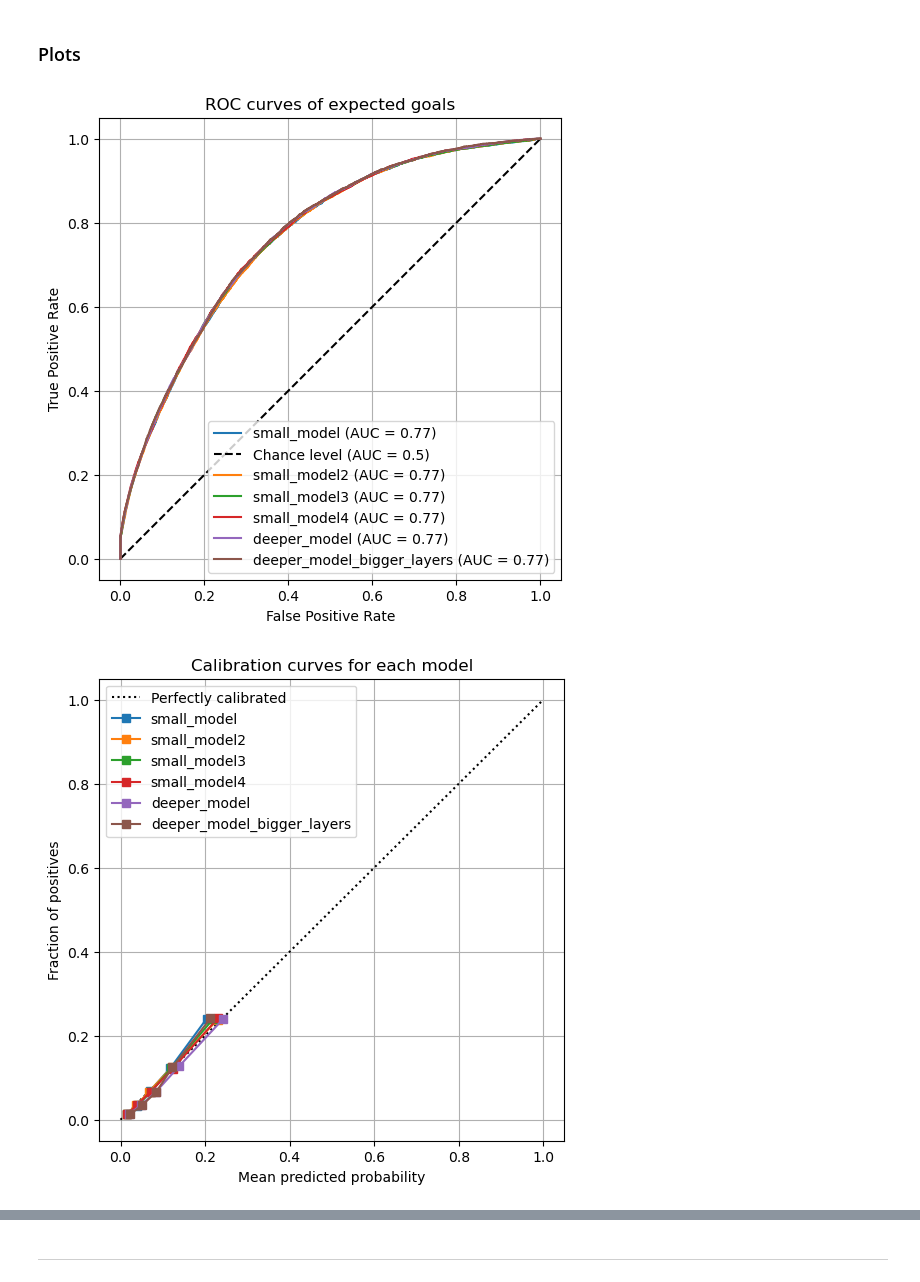
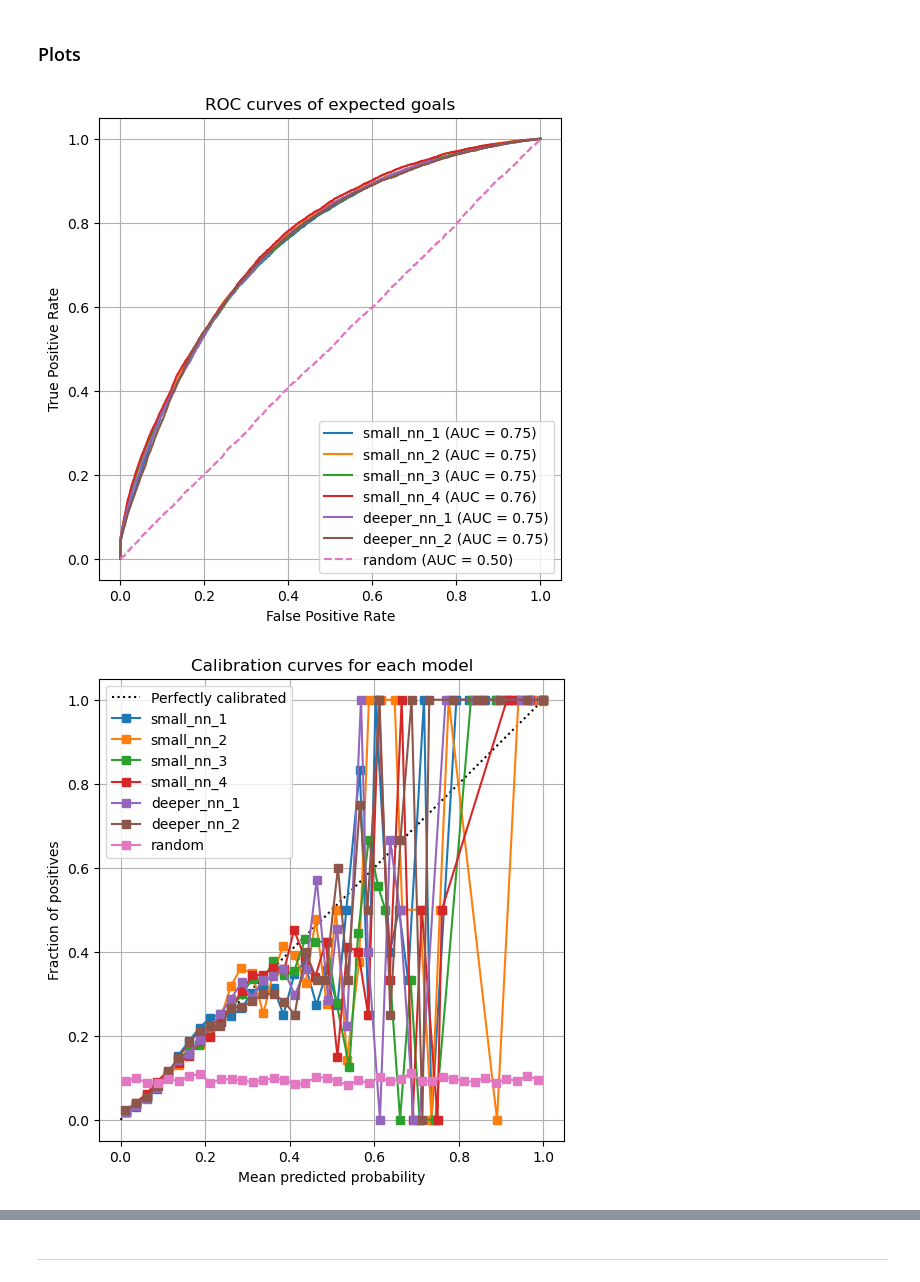
Before and after one commit to Jay-D13/IFT6758-A5-NHL, a Jupyter notebook: notebooks/Milestone2/6 - Trying our best.ipynb, the cells around one changed output, grey strips where cells are left out. Saved outputs shown, nothing was run; the diff lists cells and outputs as text; code cells hidden in the pictures.

```diff
--- a/notebooks/Milestone2/6 - Trying our best.ipynb
+++ b/notebooks/Milestone2/6 - Trying our best.ipynb
@@ -106,17 +30,0 @@ import torch.nn as nn
-# %%
-X = df.drop('is_goal', axis=1)
-y = df['is_goal']
-
-# Splitting the dataset into the Training set and Test set
-X_train, X_test, y_train, y_test = train_test_split(X, y, test_size=0.2, random_state=42)
-
-# Feature Scaling
-scaler = StandardScaler()
-X_train = scaler.fit_transform(X_train)
-X_test = scaler.transform(X_test)
-
-# Converting to PyTorch tensors
-X_train = torch.tensor(X_train, dtype=torch.float32)
-y_train = torch.tensor(y_train.values, dtype=torch.float32)
-X_test = torch.tensor(X_test, dtype=torch.float32)
-y_test = torch.tensor(y_test.values, dtype=torch.float32)
@@ -275,9 +31,34 @@ Testing Loss: 0.272066
+# %%
+from ift6758.training import Net
+
+nn_configs = {
+    'small_nn_1': [32, 16],
+    'small_nn_2': [64],
+    'small_nn_3': [64, 64],
+    'small_nn_4': [256, 128],
+    'deeper_nn_1': [256, 128, 64, 64, 32],
+    'deeper_nn_2': [512, 256, 128, 64, 32, 16],
+    }
+# %%
+import os
+
+models_dict = {}
+model_files_dir = '../../train/custom_nn_models/'
+
+for model_name, hidden_layers in nn_configs.items():
+    model = Net(X_train.shape[1], hidden_layers, 1)
+    model.load_state_dict(torch.load(os.path.join(model_files_dir, model_name, 'model.pt')))
+
+    outputs = model(X_val_tensor.to(model.device))
+    prob = outputs.cpu().detach().numpy()[:, 0]
+
+    models_dict[model_name] = prob
 # %% [markdown]
 ### Plots
 # %%
 from ift6758.training.plot import plot_all
 
-plot_all(models_dict, y_test.cpu().numpy(), save_to_folder="./plots")
+plot_all(models_dict, y_val)
 # %% [output]
-[figure, old version]
+[figure, new version]
-[figure, old version]
+[figure, new version]
```
Also changed, not shown: parts of 22 cells of this notebook, 29 other files.
